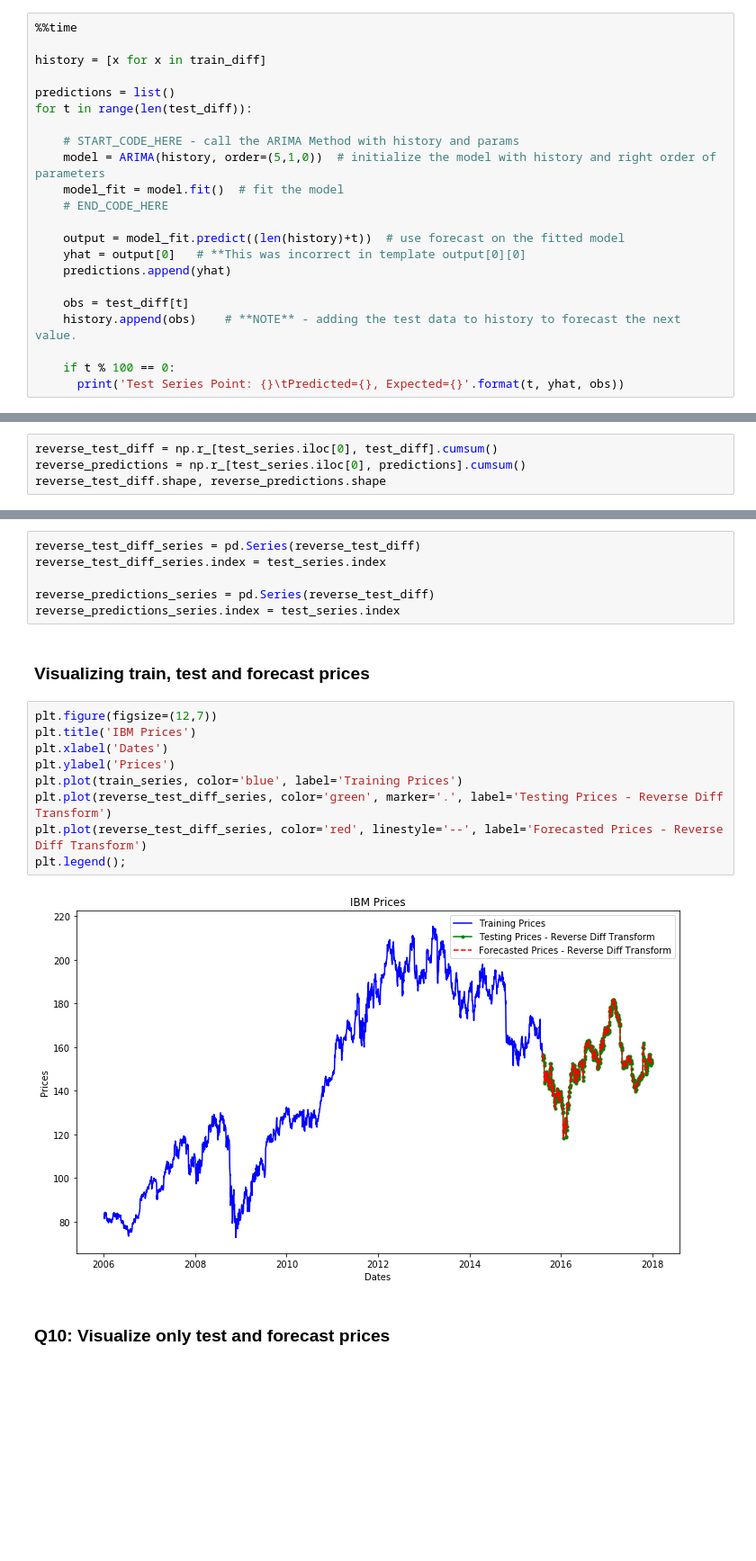
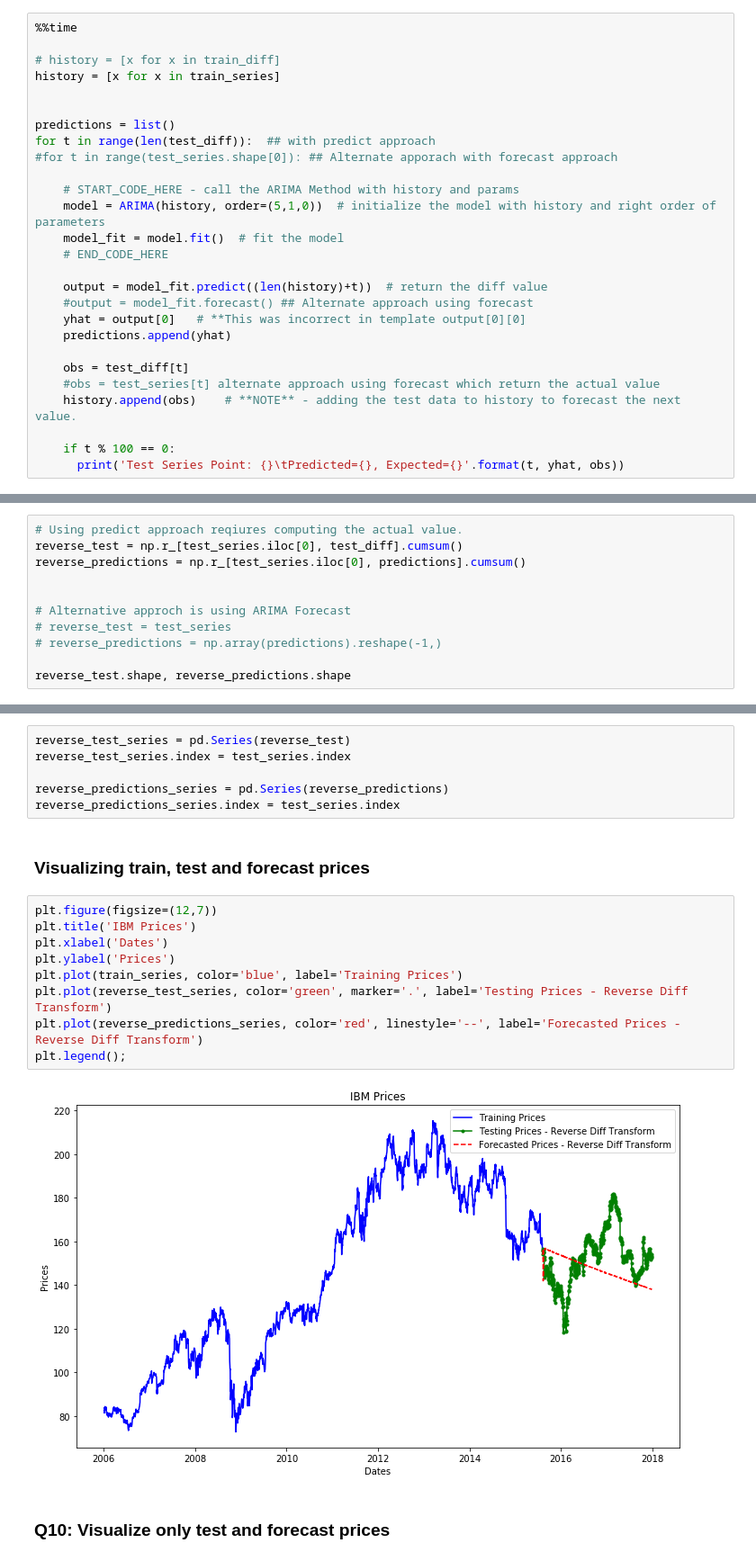
Before and after one commit to shibyvibe/mec-mini-projects-ps, a Jupyter notebook: mec-18.5.1-time-series-analysis-mini-project/Mini_Project_Time_Series_Forecasting.ipynb, the cells around one changed output, grey strips where cells are left out. Shown at 90% size. Saved outputs shown, nothing was run; the diff lists cells and outputs as text; blank space fills up the shorter version.

Commit message:
Fixed but with ARIMA but the prediction using ARIMA predict is real bad

```diff
--- a/mec-18.5.1-time-series-analysis-mini-project/Mini_Project_Time_Series_Forecasting.ipynb
+++ b/mec-18.5.1-time-series-analysis-mini-project/Mini_Project_Time_Series_Forecasting.ipynb
@@ -396,21 +396,26 @@ from sklearn.metrics import mean_squared_error
 # %%
 %%time
 
-history = [x for x in train_diff]
+# history = [x for x in train_diff]
+history = [x for x in train_series]
+
 
 predictions = list()
-for t in range(len(test_diff)):
+for t in range(len(test_diff)):  ## with predict approach
+#for t in range(test_series.shape[0]): ## Alternate apporach with forecast approach
 
     # START_CODE_HERE - call the ARIMA Method with history and params
     model = ARIMA(history, order=(5,1,0))  # initialize the model with history and right order of parameters
     model_fit = model.fit()  # fit the model
     # END_CODE_HERE
 
-    output = model_fit.predict((len(history)+t))  # use forecast on the fitted model
+    output = model_fit.predict((len(history)+t))  # return the diff value
+    #output = model_fit.forecast() ## Alternate approach using forecast
     yhat = output[0]   # **This was incorrect in template output[0][0]
     predictions.append(yhat)
 
     obs = test_diff[t]
+    #obs = test_series[t] alternate approach using forecast which return the actual value
     history.append(obs)    # **NOTE** - adding the test data to history to forecast the next value.
 
     if t % 100 == 0:
@@ -430,9 +435,16 @@ Wall time: 10min 9s
 
 This is very important. Since we used differencing of the first order in the series before training, we need to reverse transform the values to get meaningful price forecasts.
 # %%
-reverse_test_diff = np.r_[test_series.iloc[0], test_diff].cumsum()
+# Using predict approach reqiures computing the actual value.
+reverse_test = np.r_[test_series.iloc[0], test_diff].cumsum()
 reverse_predictions = np.r_[test_series.iloc[0], predictions].cumsum()
-reverse_test_diff.shape, reverse_predictions.shape
+
+
+# Alternative approch is using ARIMA Forecast
+# reverse_test = test_series
+# reverse_predictions = np.array(predictions).reshape(-1,)
+
+reverse_test.shape, reverse_predictions.shape
 # %% [output]
 ((604,), (604,))
 # %% [markdown]
@@ -452,24 +464,24 @@ The loss results for this model are available above. According to the MSE, the m
 # %% [markdown]
 ## Let's Visualize the forecast results
 # %%
-reverse_test_diff_series = pd.Series(reverse_test_diff)
-reverse_test_diff_series.index = test_series.index
+reverse_test_series = pd.Series(reverse_test)
+reverse_test_series.index = test_series.index
 
-reverse_predictions_series = pd.Series(reverse_test_diff)
+reverse_predictions_series = pd.Series(reverse_predictions)
 reverse_predictions_series.index = test_series.index
 # %% [markdown]
 ### Visualizing train, test and forecast prices
 # %%
 plt.figure(figsize=(12,7))
 plt.title('IBM Prices')
 plt.xlabel('Dates')
 plt.ylabel('Prices')
 plt.plot(train_series, color='blue', label='Training Prices')
-plt.plot(reverse_test_diff_series, color='green', marker='.', label='Testing Prices - Reverse Diff Transform')
-plt.plot(reverse_test_diff_series, color='red', linestyle='--', label='Forecasted Prices - Reverse Diff Transform')
+plt.plot(reverse_test_series, color='green', marker='.', label='Testing Prices - Reverse Diff Transform')
+plt.plot(reverse_predictions_series, color='red', linestyle='--', label='Forecasted Prices - Reverse Diff Transform')
 plt.legend();
 # %% [output]
-[figure, old version]
+[figure, new version]
 # %% [markdown]
 ### Q10: Visualize only test and forecast prices
 # %%
```
Also changed, not shown: parts of 8 cells of this notebook.
